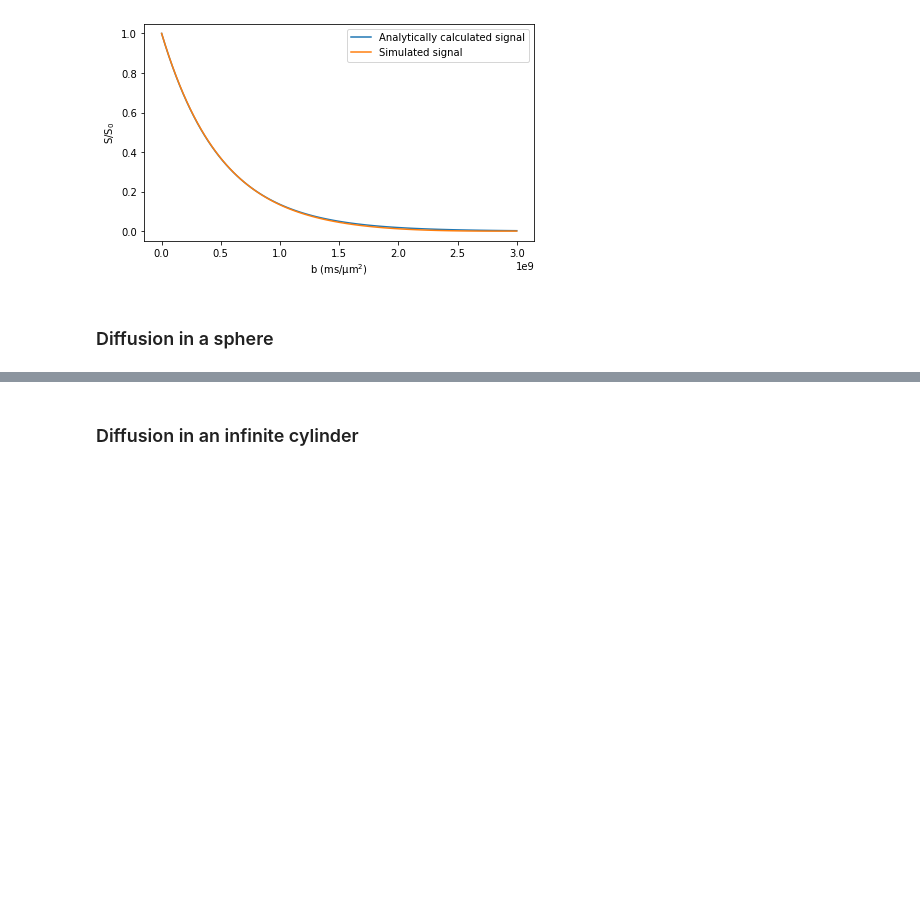
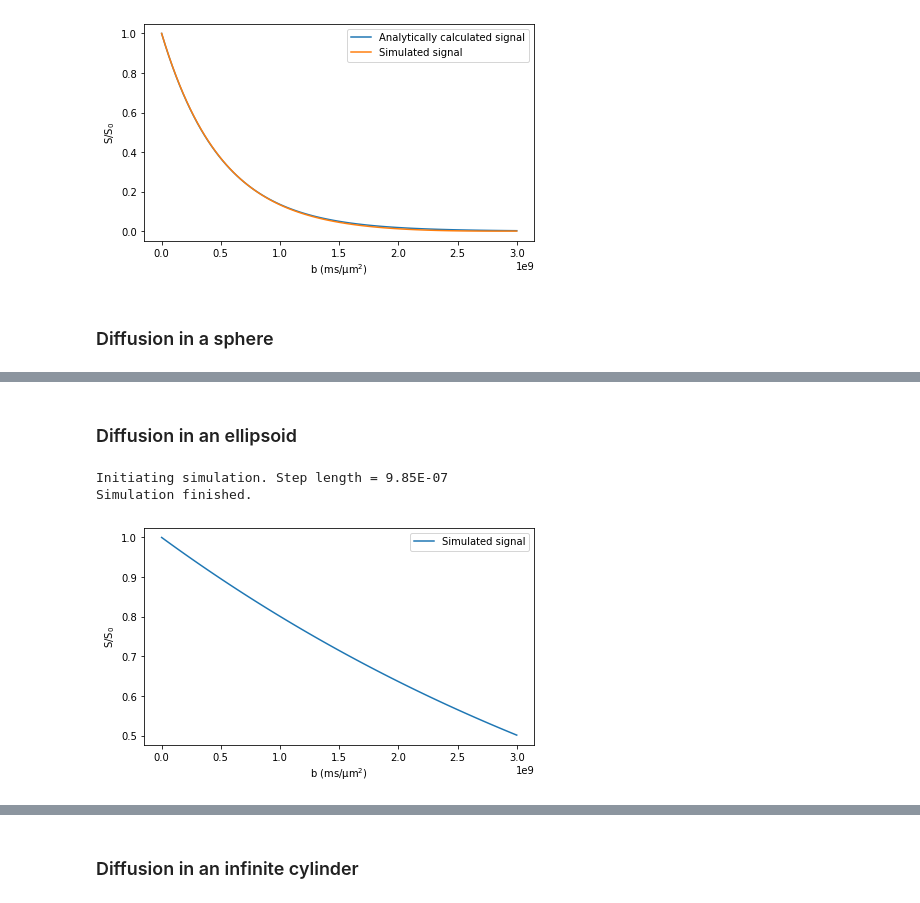
Before and after one commit to kerkelae/disimpy, a Jupyter notebook: tutorial.ipynb, the cells around one changed output, grey strips where cells are left out. Drawn from its saved outputs; the diff is of its cells as text; code cells hidden in the pictures; blank space fills up the shorter version.

```diff
--- a/tutorial.ipynb
+++ b/tutorial.ipynb
@@ -70,4 +75,39 @@ plt.show()
 [figure]
+# %% [markdown]
+### Diffusion in an ellipsoid
+# %%
+# Define a rotation matrix that defines the orientation of the ellipsoid
+
+R = vec2vec_rotmat(np.array([1,0,0]),
+                   np.array([1,-2,3])/np.linalg.norm(np.array([1,-2,3])))
+
+
+# Define substrate type and properties
+
+substrate = {'type' : 'ellipsoid',
+             'a' : 20e-6, # Ellipsoid semi-axis along x axis
+             'b' : 5e-6, # Ellipsoid semi-axis along y axis
+             'c' : 10e-6, # Ellipsoid semi-axis along z axis
+             'R' : R}
+
+
+# Run simulation
+
+signals = simulations.simulation(n_s, diffusivity, gradient, dt, substrate)
+
+
+# Show signal decay
+
+fig, ax = plt.subplots(1, figsize=(7,4))
+ax.plot(bs, signals/n_s)
+ax.legend(['Simulated signal'])
+ax.set_xlabel('b (ms/μm$^2$)')
+ax.set_ylabel('S/S$_0$')
+plt.show()
+# %% [output]
+Initiating simulation. Step length = 9.85E-07
+Simulation finished.
+[figure, added]
 # %%
 # Run simulation with a low number of spins and show trajectories
 
```
Also changed, not shown: parts of 2 cells of this notebook, 3 other files.
